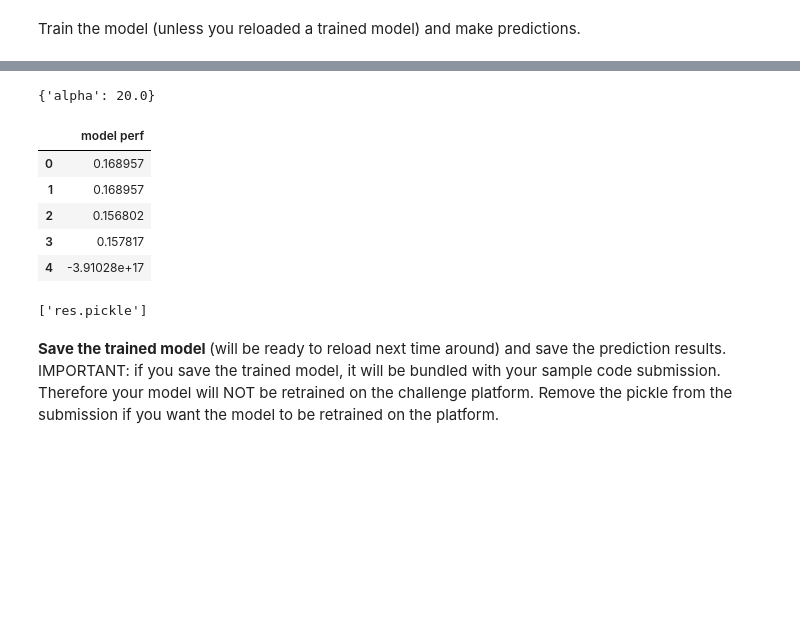
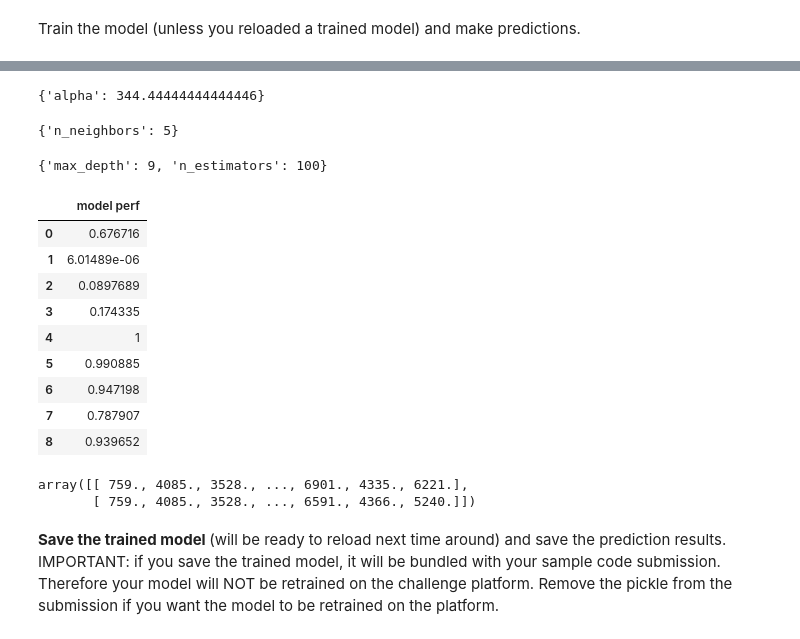
Before and after one commit to UrsulaAlcantara/Segway, a Jupyter notebook: starting_kit/README_model.ipynb, the cells around one changed output, grey strips where cells are left out. Cells and saved outputs as stored; diff of their text form; code cells hidden in the pictures; blank space fills up the shorter version.

Commit message:
Add files via upload
model subgroupe

```diff
--- a/starting_kit/README_model.ipynb
+++ b/starting_kit/README_model.ipynb
@@ -251,7 +260,7 @@ print(search.best_params_)
 # %%
-parameters = {'alpha':np.linspace(50,100,40)}
+parameters = {'alpha':np.linspace(10,50,40)}
 classifier = linear_model.Lasso()
 search = GridSearchCV(classifier, parameters)
-search.fit(X_train,Y_train)
+search.fit(X_test_para,Y_test_para)
 print(search.best_params_)
 # %% [output]
@@ -259,7 +268,7 @@ print(search.best_params_)
 # %%
-parameters = {'alpha':np.linspace(0.1,1,10)}
+parameters = {'alpha':np.linspace(1,3,10)}
 classifier = linear_model.LassoLars(eps=0.001)
 search = GridSearchCV(classifier, parameters)
-search.fit(X_train,Y_train)
+search.fit(X_test_para,Y_test_para)
 print(search.best_params_)
 # %% [output]
@@ -267,8 +284,8 @@ print(search.best_params_)
 # %%
-parameters = {'alpha':np.linspace(5,20,2)}
-classifier = linear_model.SGDRegressor()
+parameters = {'alpha':np.linspace(300,400,10)}
+classifier = KernelRidge()
 search = GridSearchCV(classifier, parameters)
-search.fit(X_train,Y_train)
+search.fit(X_test_para,Y_test_para)
 print(search.best_params_)
 # %% [output]
-{'alpha': 20.0}
+{'alpha': 344.44444444444446}
@@ -284,23 +292,63 @@ model_list = [
+# %%
+parameters = {'n_neighbors':range(2,10)}
+classifier = KNeighborsRegressor()
+search = GridSearchCV(classifier, parameters)
+search.fit(X_test_para,Y_test_para)
+print(search.best_params_)
+# %% [output]
+{'n_neighbors': 5}
+# %%
+parameters = {'max_depth':range(8,13),'n_estimators':np.linspace(100,200,3,dtype=np.int16)}
+classifier = RandomForestRegressor(random_state=1)
+search = GridSearchCV(classifier, parameters)
+search.fit(X_test_para,Y_test_para)
+print(search.best_params_)
+# %% [output]
+{'max_depth': 9, 'n_estimators': 100}
+# %%
+voter1 = GradientBoostingRegressor(random_state=1, n_estimators=10)
+voter2 = RandomForestRegressor(random_state=1, n_estimators=10)
+voter3 = LinearRegression()
+
+model_list = [
+    KNeighborsRegressor(4),
+    svm.SVR(),
+    GaussianProcessRegressor(kernel=DotProduct() + WhiteKernel(),random_state=0),
+    ElasticNet(random_state=0),
+    DecisionTreeRegressor(),
+    RandomForestRegressor(n_estimators=100),
+    GradientBoostingRegressor(random_state=1, n_estimators=100),
+    VotingRegressor(estimators=[('gb', voter1), ('rf', voter2), ('lr', voter3)]),
+    GradientBoostingRegressor(random_state=2, n_estimators=100, max_features = 'auto',loss = 'huber',learning_rate = 0.1,criterion =  'friedman_mse')                                               #0.99          0.40
+    ]
 # %%
 # Here we put all the best params for all classifier and put in the data from pre-processing data
-nb_model = 5
+nb_data = 1000 # Bad computer, takes too long to execute
+nb_model = len(model_list)
 Perf_tr = np.zeros([nb_model,1])
-metric_name, scoring_function = get_metric()
 for i in range(nb_model):
-    model_list[i].fit(X_train,Y_train.ravel())
-    Ytrain_predicted = model_list[i].predict(X_train)
-    Perf_tr[i] = sklearn_metric(Y_train.ravel(), Ytrain_predicted.ravel())
+    model_list[i].fit(X_train[0:nb_data],Y_train[0:nb_data])
+    Ytrain_predicted = model_list[i].predict(X_train[0:nb_data])
+    Perf_tr[i] = sklearn_metric(Y_train[0:nb_data], Ytrain_predicted)
 pd.DataFrame(Perf_tr,columns=['model perf']).style.background_gradient(cmap='Blues')
 # %% [output]
 |  | model perf |
-| 0 | 0.168957 |
-| 1 | 0.168957 |
-| 2 | 0.156802 |
-| 3 | 0.157817 |
-| 4 | -3.91028e+17 |
+| 0 | 0.676716 |
+| 1 | 6.01489e-06 |
+| 2 | 0.0897689 |
+| 3 | 0.174335 |
+| 4 | 1 |
+| 5 | 0.990885 |
+| 6 | 0.947198 |
+| 7 | 0.787907 |
+| 8 | 0.939652 |
 # %%
+# Save and view the best result
 import joblib
 best = model_list[Perf_tr.argmax()]
 joblib.dump(best,'res.pickle')
+Y_hat_train = best.predict(X_train)
+np.vstack((Y_hat_train,Y_train))
 # %% [output]
-['res.pickle']
+array([[ 759., 4085., 3528., ..., 6901., 4335., 6221.],
+       [ 759., 4085., 3528., ..., 6591., 4366., 5240.]])
```
Also changed, not shown: parts of 20 cells of this notebook, 2 other files.
